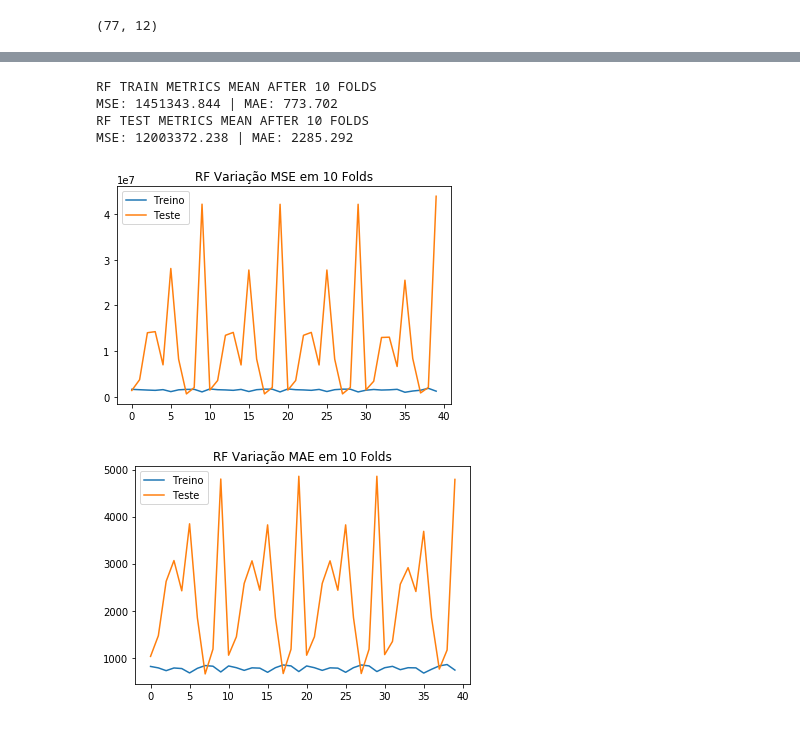
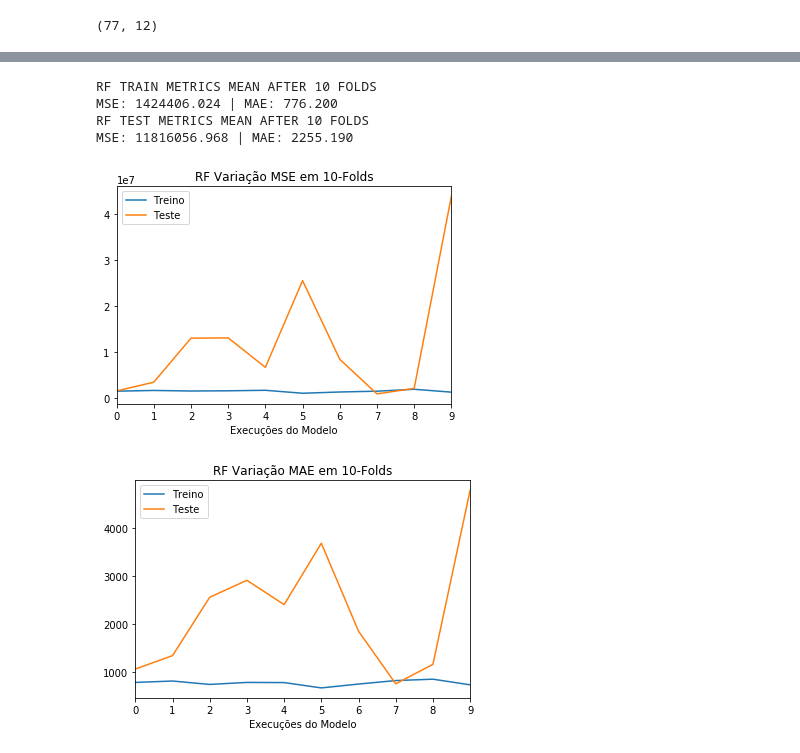
Before and after one commit to abiliocastro/mlsdee, a Jupyter notebook: rf.ipynb, the cells around one changed output, grey strips where cells are left out. Saved outputs shown, nothing was run; the diff lists cells and outputs as text; code cells hidden in the pictures.

```diff
--- a/rf.ipynb
+++ b/rf.ipynb
@@ -30,6 +32,10 @@ y = dataset[:,5]
 seed(1)
 kf = KFold(n_splits=10)
 f = 1
+all_train_mse = np.array([])
+all_train_mae = np.array([])
+all_test_mse = np.array([])
+all_test_mae = np.array([])
 for train_index, test_index in kf.split(X):
     # defining train and test sets for input and output
     X_train, X_test = X[train_index], X[test_index]
@@ -90,24 +96,28 @@ print('RF TEST METRICS MEAN AFTER 10 FOLDS')
 print('MSE: %.3f | MAE: %.3f' % (mean_mse_test, mean_mae_test))
 # %% [output]
 RF TRAIN METRICS MEAN AFTER 10 FOLDS
-MSE: 1451343.844 | MAE: 773.702
+MSE: 1424406.024 | MAE: 776.200
 RF TEST METRICS MEAN AFTER 10 FOLDS
-MSE: 12003372.238 | MAE: 2285.292
+MSE: 11816056.968 | MAE: 2255.190
 # %%
 # plot rf mse metric variation
-pyplot.title('RF Variação MSE em 10 Folds')
+pyplot.title('RF Variação MSE em 10-Folds')
 pyplot.plot(all_train_mse, label='Treino')
 pyplot.plot(all_test_mse, label='Teste')
+pyplot.xlim(0,9)
+pyplot.xlabel("Execuções do Modelo")
 pyplot.legend()
 pyplot.show()
 # %% [output]
-[figure, old version]
+[figure, new version]
 # %%
 # plot rf mae metric variation
-pyplot.title('RF Variação MAE em 10 Folds')
+pyplot.title('RF Variação MAE em 10-Folds')
 pyplot.plot(all_train_mae, label='Treino')
 pyplot.plot(all_test_mae, label='Teste')
+pyplot.xlim(0,9)
+pyplot.xlabel("Execuções do Modelo")
 pyplot.legend()
 pyplot.show()
 # %% [output]
-[figure, old version]
+[figure, new version]
```
Also changed, not shown: parts of 1 cell of this notebook, 1 other file.
